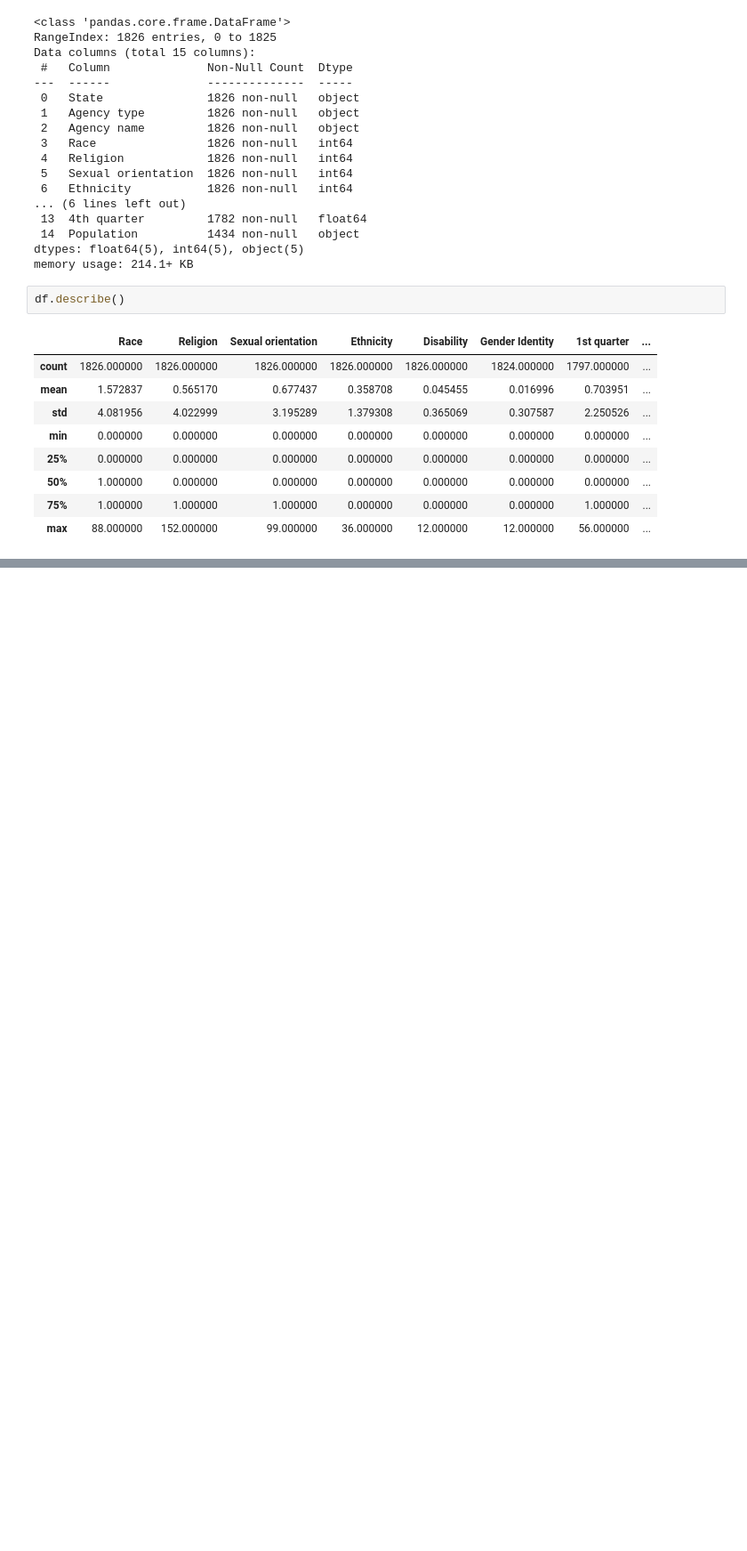
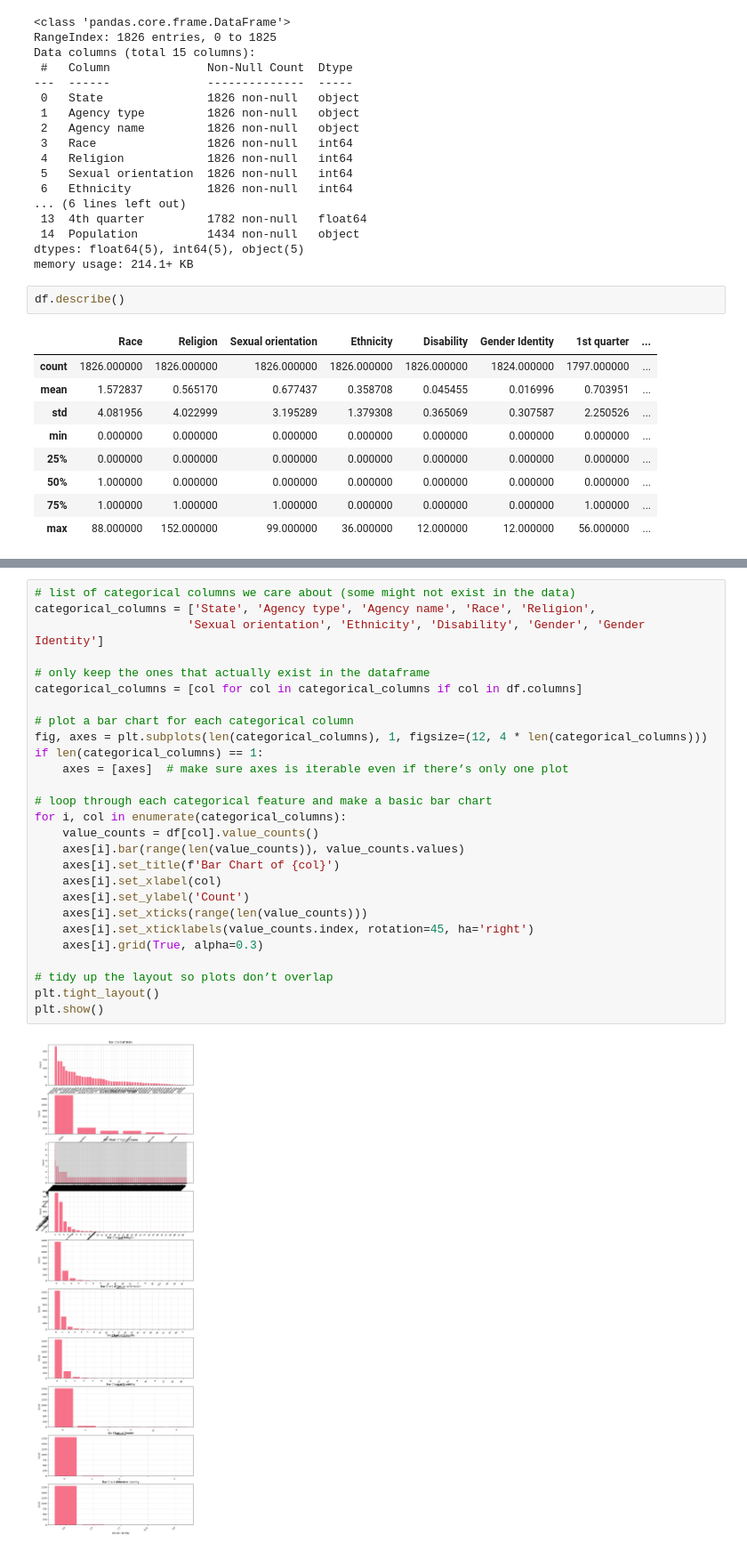
Before and after one commit to datasheng/Csc460-KimiwaSadat-HW, a Jupyter notebook: HW4/EDA.ipynb, the cells around one changed output, grey strips where cells are left out. Shown at 89% size. Drawn from its saved outputs; the diff is of its cells as text; blank space fills up the shorter version.

```diff
--- a/HW4/EDA.ipynb
+++ b/HW4/EDA.ipynb
@@ -71,0 +84,29 @@ if len(numeric_columns) == 1:
+# %%
+# list of categorical columns we care about (some might not exist in the data)
+categorical_columns = ['State', 'Agency type', 'Agency name', 'Race', 'Religion',
+                      'Sexual orientation', 'Ethnicity', 'Disability', 'Gender', 'Gender Identity']
+
+# only keep the ones that actually exist in the dataframe
+categorical_columns = [col for col in categorical_columns if col in df.columns]
+
+# plot a bar chart for each categorical column
+fig, axes = plt.subplots(len(categorical_columns), 1, figsize=(12, 4 * len(categorical_columns)))
+if len(categorical_columns) == 1:
+    axes = [axes]  # make sure axes is iterable even if there’s only one plot
+
+# loop through each categorical feature and make a basic bar chart
+for i, col in enumerate(categorical_columns):
+    value_counts = df[col].value_counts()
+    axes[i].bar(range(len(value_counts)), value_counts.values)
+    axes[i].set_title(f'Bar Chart of {col}')
+    axes[i].set_xlabel(col)
+    axes[i].set_ylabel('Count')
+    axes[i].set_xticks(range(len(value_counts)))
+    axes[i].set_xticklabels(value_counts.index, rotation=45, ha='right')
+    axes[i].grid(True, alpha=0.3)
+
+# tidy up the layout so plots don’t overlap
+plt.tight_layout()
+plt.show()
+# %% [output]
+[figure, added]
```
Also changed, not shown: parts of 1 cell of this notebook.
